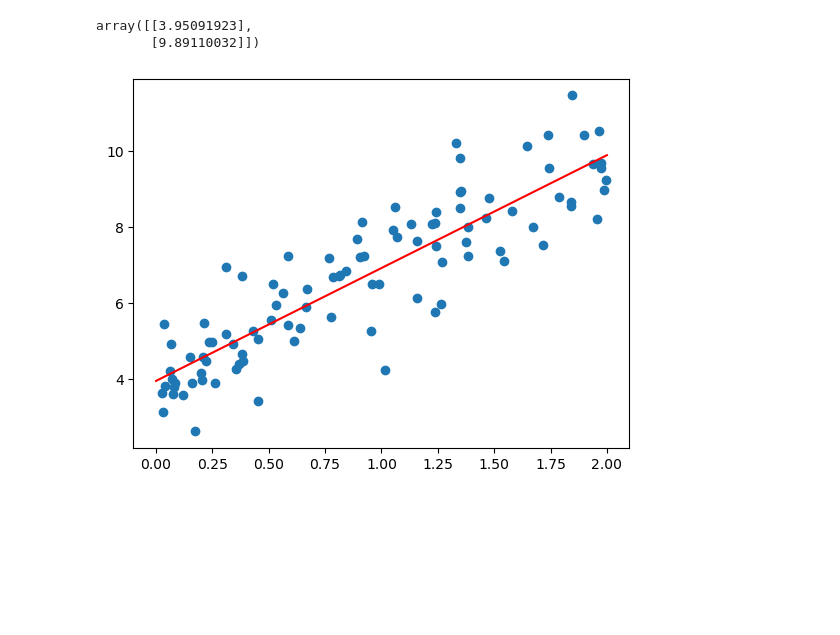
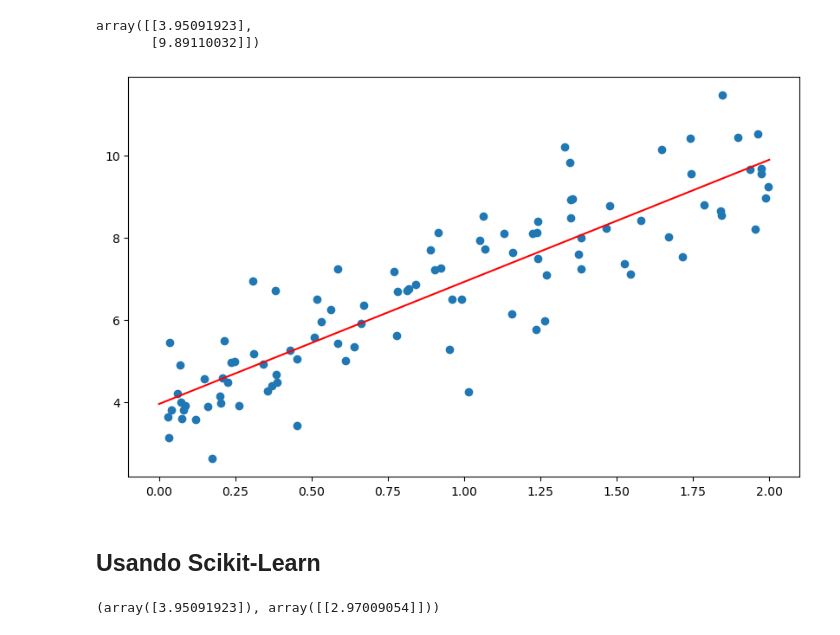
Before and after one commit to JeanGC970520/caipc, a Jupyter notebook: my_learning/lineal_regresion_for_machine_learning/main.ipynb, the cells around one changed output. Drawn from its saved outputs; the diff is of its cells as text; code cells hidden in the pictures; blank space fills up the shorter version.

Commit message:
Using Scikit-Learn to implemenent Linear Regression

```diff
--- a/my_learning/lineal_regresion_for_machine_learning/main.ipynb
+++ b/my_learning/lineal_regresion_for_machine_learning/main.ipynb
@@ -74,8 +74,19 @@ y_predict
 array([[3.95091923],
        [9.89110032]])
 # %%
+plt.figure(figsize=(10,6)) # Cambiando tamaño del Plot
 plt.plot(X_new, y_predict, 'r-')
 plt.scatter(X, y,)
 plt.show()
 # %% [output]
-[figure, old version]
+[figure, new version]
+# %% [markdown]
+## Usando Scikit-Learn
+# %%
+from sklearn.linear_model import LinearRegression
+
+lin_reg = LinearRegression()
+lin_reg.fit(X, y)
+lin_reg.intercept_, lin_reg.coef_
+# %% [output]
+(array([3.95091923]), array([[2.97009054]]))
```
Also changed, not shown: parts of 1 cell of this notebook.
